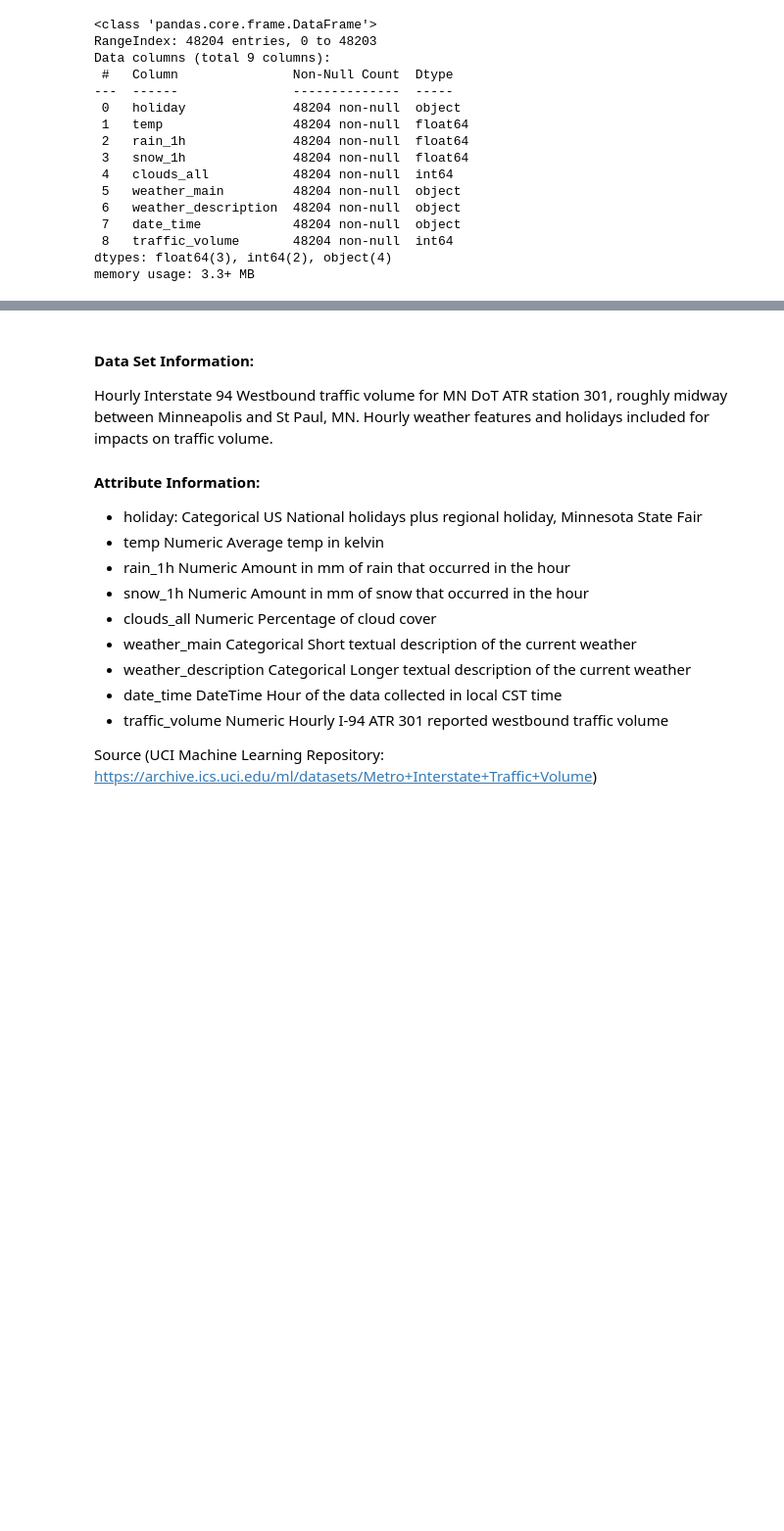
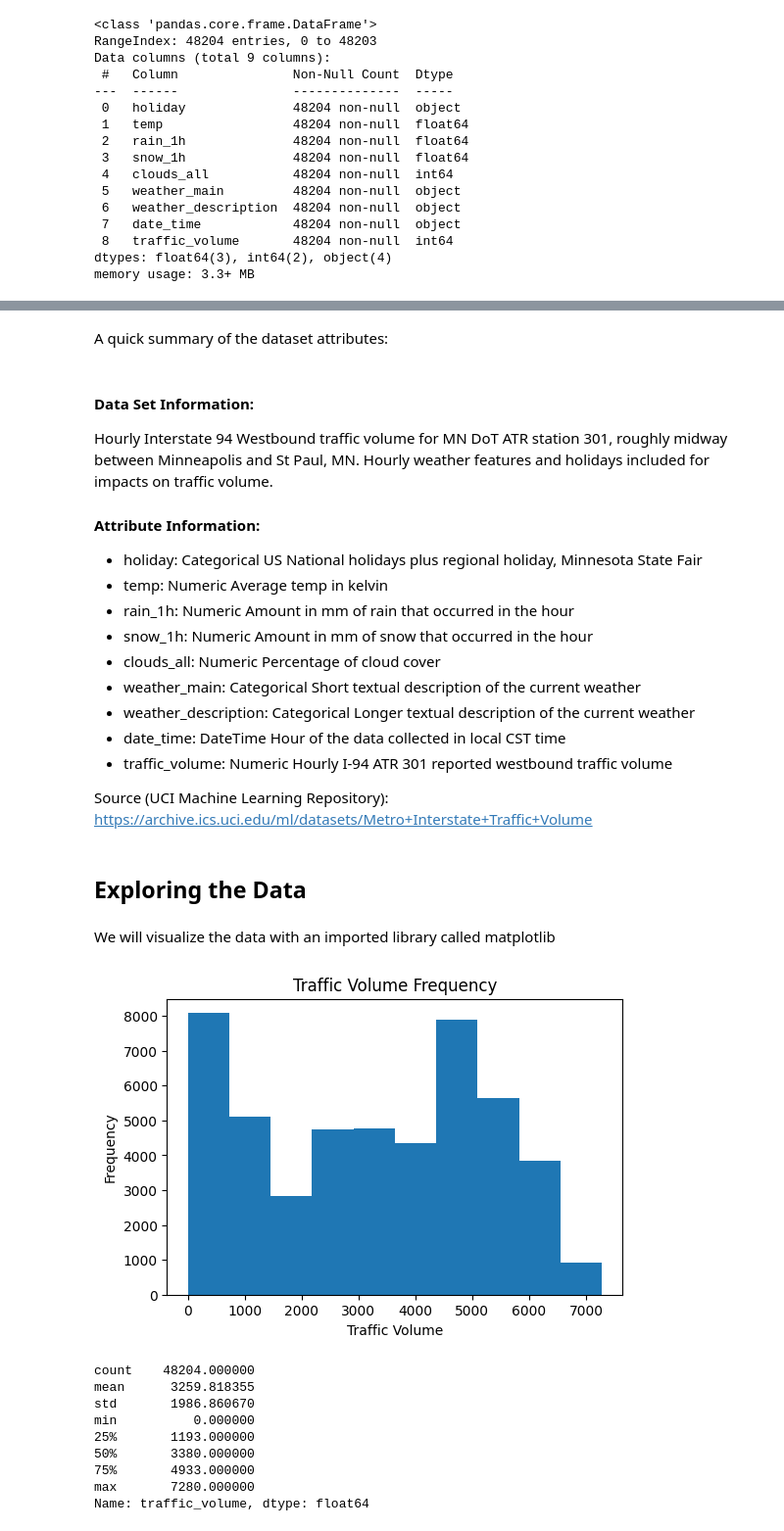
Before and after one commit to pavelbrn/DataQuestProjects, a Jupyter notebook: Project4_Heavy_Traffic_Indicators/Heavy-Traffic-Indicators.ipynb, the cells around one changed output, grey strips where cells are left out. Shown: that part at 98% size. Cells and saved outputs as stored; diff of their text form; code cells hidden in the pictures; blank space fills up the shorter version.

Commit message:
Heavy Traffic Indicators Project finish

```diff
--- a/Project4_Heavy_Traffic_Indicators/Heavy-Traffic-Indicators.ipynb
+++ b/Project4_Heavy_Traffic_Indicators/Heavy-Traffic-Indicators.ipynb
@@ -52,3 +52,5 @@ It is also worth mentioning the dataset attributes:
+# %% [markdown]
+A quick summary of the dataset attributes:
 # %% [markdown]
 #### Data Set Information:
 
@@ -58,13 +60,41 @@ Hourly Interstate 94 Westbound traffic volume for MN DoT ATR station 301, roughl
 #### Attribute Information:
 
 - holiday: Categorical US National holidays plus regional holiday, Minnesota State Fair
-- temp Numeric Average temp in kelvin
-- rain_1h Numeric Amount in mm of rain that occurred in the hour
-- snow_1h Numeric Amount in mm of snow that occurred in the hour
-- clouds_all Numeric Percentage of cloud cover
-- weather_main Categorical Short textual description of the current weather
-- weather_description Categorical Longer textual description of the current weather
-- date_time DateTime Hour of the data collected in local CST time
-- traffic_volume Numeric Hourly I-94 ATR 301 reported westbound traffic volume
+- temp: Numeric Average temp in kelvin
+- rain_1h: Numeric Amount in mm of rain that occurred in the hour
+- snow_1h: Numeric Amount in mm of snow that occurred in the hour
+- clouds_all: Numeric Percentage of cloud cover
+- weather_main: Categorical Short textual description of the current weather
+- weather_description: Categorical Longer textual description of the current weather
+- date_time: DateTime Hour of the data collected in local CST time
+- traffic_volume: Numeric Hourly I-94 ATR 301 reported westbound traffic volume
 
-Source (UCI Machine Learning Repository: https://archive.ics.uci.edu/ml/datasets/Metro+Interstate+Traffic+Volume)
+Source (UCI Machine Learning Repository): https://archive.ics.uci.edu/ml/datasets/Metro+Interstate+Traffic+Volume
+# %% [markdown]
+## Exploring the Data
+# %% [markdown]
+We will visualize the data with an imported library called matplotlib
+# %%
+import matplotlib.pyplot as plt
+%matplotlib inline
+
+traffic_volume = traffic["traffic_volume"]
+#traffic_volume.value_counts()
+plt.hist(traffic_volume)
+plt.xlabel("Traffic Volume")
+plt.ylabel("Frequency")
+plt.title("Traffic Volume Frequency")
+plt.show()
+
+traffic_volume.describe()
+# %% [output]
+[figure, added]
+count    48204.000000
+mean      3259.818355
+std       1986.860670
+min          0.000000
+25%       1193.000000
+50%       3380.000000
+75%       4933.000000
+max       7280.000000
+Name: traffic_volume, dtype: float64
```
Also changed, not shown: parts of 39 cells of this notebook.
